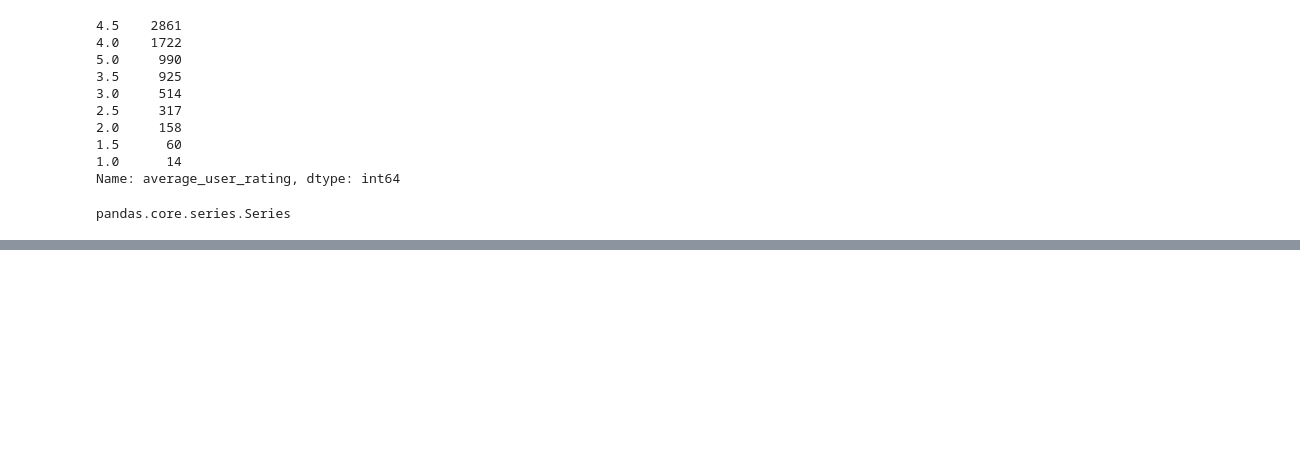
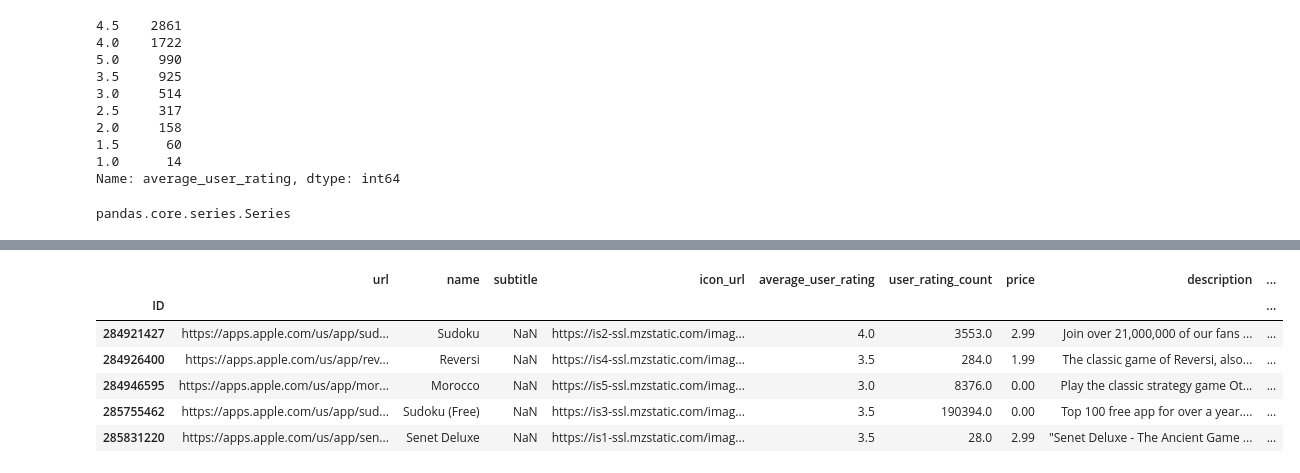
Before and after one commit to nefetorve/big_data, a Jupyter notebook: 02_pandas/05_appstore_data.ipynb, the cells around one changed output, grey strips where cells are left out. Saved outputs shown, nothing was run; the diff lists cells and outputs as text; code cells hidden in the pictures; blank space fills up the shorter version.

```diff
--- a/02_pandas/05_appstore_data.ipynb
+++ b/02_pandas/05_appstore_data.ipynb
@@ -212,0 +267,11 @@ sort_values
+# %%
+df['num_lang'] = df.languages.str.split(', ').str.len()
+df.head()
+# %% [output]
+|  | url | name | subtitle | icon_url | average_user_rating | user_rating_count | price | description | ... |
+| ID |  |  |  |  |  |  |  |  | ... |
+| 284921427 | https://apps.apple.com/us/app/sud... | Sudoku | NaN | https://is2-ssl.mzstatic.com/imag... | 4.0 | 3553.0 | 2.99 | Join over 21,000,000 of our fans ... | ... |
+| 284926400 | https://apps.apple.com/us/app/rev... | Reversi | NaN | https://is4-ssl.mzstatic.com/imag... | 3.5 | 284.0 | 1.99 | The classic game of Reversi, also... | ... |
+| 284946595 | https://apps.apple.com/us/app/mor... | Morocco | NaN | https://is5-ssl.mzstatic.com/imag... | 3.0 | 8376.0 | 0.00 | Play the classic strategy game Ot... | ... |
+| 285755462 | https://apps.apple.com/us/app/sud... | Sudoku (Free) | NaN | https://is3-ssl.mzstatic.com/imag... | 3.5 | 190394.0 | 0.00 | Top 100 free app for over a year.... | ... |
+| 285831220 | https://apps.apple.com/us/app/sen... | Senet Deluxe | NaN | https://is1-ssl.mzstatic.com/imag... | 3.5 | 28.0 | 2.99 | "Senet Deluxe - The Ancient Game ... | ... |
```
Also changed, not shown: parts of 18 cells of this notebook.
